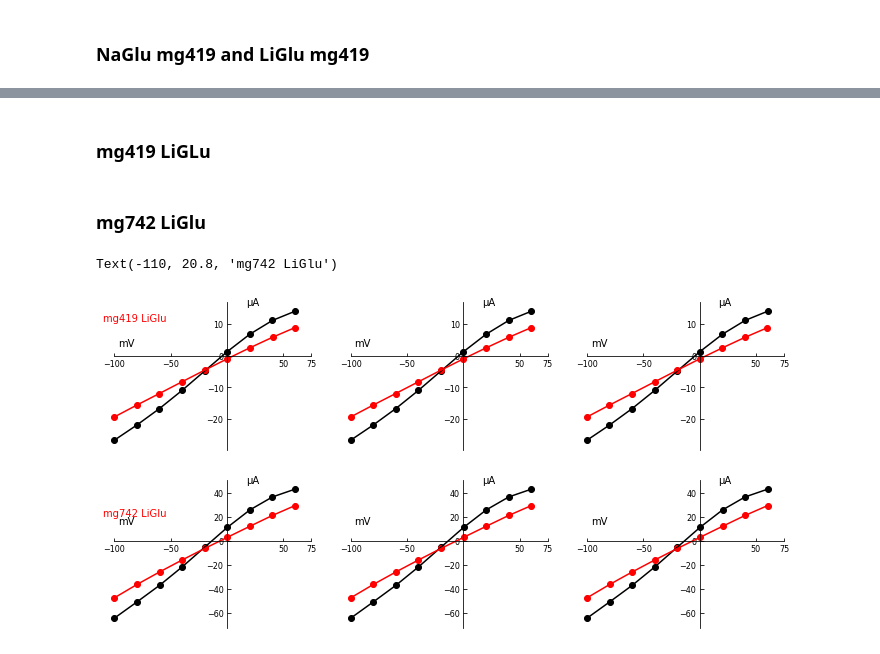
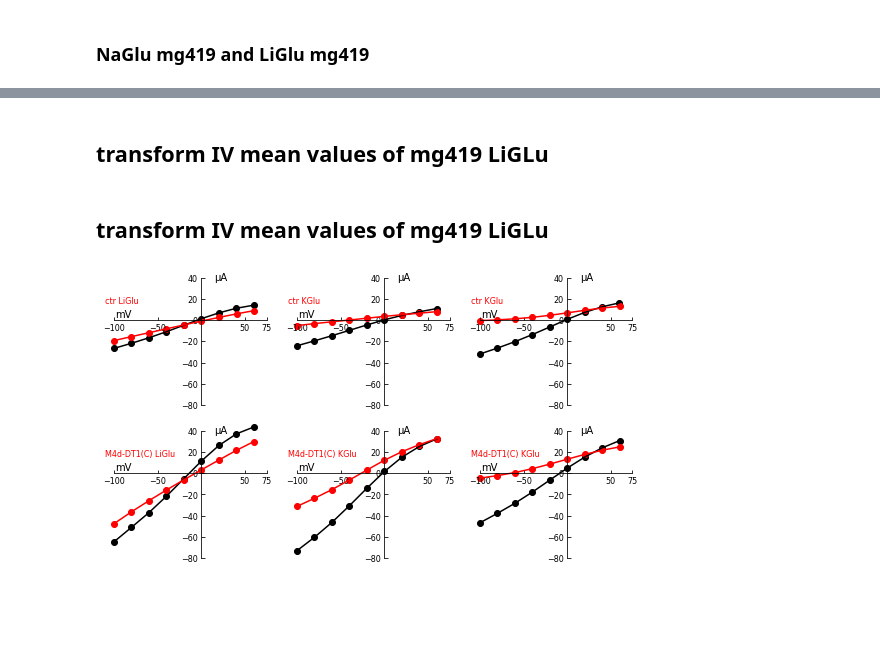
Before and after one commit to sfechner/JupyterNotebooksDEGENaCPharm, a Jupyter notebook: Nterm-IV-curves-Selectivity.ipynb, the cells around one changed output, grey strips where cells are left out. Saved outputs shown, nothing was run; the diff lists cells and outputs as text; code cells hidden in the pictures; blank space fills up the shorter version.

Commit message:
figure for selectivity chimera

```diff
--- a/Nterm-IV-curves-Selectivity.ipynb
+++ b/Nterm-IV-curves-Selectivity.ipynb
@@ -344,7 +456,21 @@ SeriesLi_mg742Li  = SeriesLi_mg742Li[0].split(",")
 SeriesNa_mg742Li = AllMetaData[VarNaGlu_mg742Li][(AllMetaData.CellID == Rec_mg742Li)].values
 SeriesNa_mg742Li  = SeriesNa_mg742Li[0].split(",")
 
-print(SeriesLi_mg742Li)
+VarNaGlu_mg742K = Solutions_Rec_mg742K[np.asarray(np.where(Solutions_Rec_mg742K == 'KGluSel'))[0,-1]-1]
+SeriesK_mg742K = AllMetaData['KGluSel'][(AllMetaData.CellID == Rec_mg742K)].values
+SeriesK_mg742K  = SeriesK_mg742K[0].split(",")
+SeriesNa_mg742K = AllMetaData[VarNaGlu_mg742K][(AllMetaData.CellID == Rec_mg742K)].values
+SeriesNa_mg742K  = SeriesNa_mg742K[0].split(",")
+
+VarNaGlu_mg742Nmg = Solutions_Rec_mg742Nmg[np.asarray(np.where(Solutions_Rec_mg742Nmg == 'NmgGluSel'))[0,-1]-1]
+SeriesNmg_mg742Nmg = AllMetaData['NmgGluSel'][(AllMetaData.CellID == Rec_mg742Nmg)].values
+SeriesNmg_mg742Nmg  = SeriesNmg_mg742Nmg[0].split(",")
+SeriesNa_mg742Nmg = AllMetaData[VarNaGlu_mg742Nmg][(AllMetaData.CellID == Rec_mg742Nmg)].values
+SeriesNa_mg742Nmg  = SeriesNa_mg742Nmg[0].split(",")
+
+
+
+print(SeriesNa_mg742Nmg)
 
 # how to find which recording came beforehand? Solutiontest
 # %% [output]
@@ -438,3 +534,3 @@ for m in range(0,9):
 # %% [markdown]
-### mg419 LiGLu
+## transform IV mean values of mg419 LiGLu
 # %%
@@ -456,3 +586,3 @@ Currents_mg419LiInuA = Currents_mg419LiInuA.reshape(Currents_mg419LiInuA.shape[0
-# %% [markdown]
-### mg742 LiGlu
+# %% [markdown]
+## transform IV mean values of mg419 LiGLu
 # %%
@@ -475,7 +637,7 @@ Currents_mg742LiInuA = Currents_mg742LiInuA.reshape(Currents_mg742LiInuA.shape[0
 #index into Voltage 1 to Voltage 9 AND index into MeandStep1 to 9 (Currents) and rename
 #TODO: change to not hardcoded if order in textfile changes
 
-fig, axes = plt.subplots(nrows=2, ncols=3, figsize=(12, 6))
+fig, axes = plt.subplots(nrows=2, ncols=3, figsize=(9, 5))
 # if nrows = 2 axes[] counts rows and not col and limits axess handling
 
 axes[0][0] = plt.subplot(2,3,1)
@@ -486,16 +648,16 @@ plt.scatter(Voltages_mg419LiInmV[np.asarray(np.where(Solutions_Rec_mg419Li == 'L
 
 
 axes[0][1] = plt.subplot(2,3,2)
-plt.plot(Voltages_mg419LiInmV[np.asarray(np.where(Solutions_Rec_mg419Li == VarNaGlu_mg419Li))[0,-1]],Currents_mg419LiInuA[np.asarray(np.where(Solutions_Rec_mg419Li == VarNaGlu_mg419Li))[0,-1]],'black',clip_on=False)
-plt.scatter(Voltages_mg419LiInmV[np.asarray(np.where(Solutions_Rec_mg419Li == VarNaGlu_mg419Li))[0,-1]],Currents_mg419LiInuA[np.asarray(np.where(Solutions_Rec_mg419Li == VarNaGlu_mg419Li))[0,-1]],color = 'black',clip_on=False)
-plt.plot(Voltages_mg419LiInmV[np.asarray(np.where(Solutions_Rec_mg419Li == 'LiGluSel'))[0,-1]],Currents_mg419LiInuA[np.asarray(np.where(Solutions_Rec_mg419Li == 'LiGluSel'))[0,-1]],'red',clip_on=False)
-plt.scatter(Voltages_mg419LiInmV[np.asarray(np.where(Solutions_Rec_mg419Li == 'LiGluSel'))[0,-1]],Currents_mg419LiInuA[np.asarray(np.where(Solutions_Rec_mg419Li == 'LiGluSel'))[0,-1]],color = 'red',clip_on=False)
+plt.plot(Voltages_mg419KInmV[np.asarray(np.where(Solutions_Rec_mg419K == VarNaGlu_mg419K))[0,-1]],Currents_mg419KInuA[np.asarray(np.where(Solutions_Rec_mg419K == VarNaGlu_mg419K))[0,-1]],'black',clip_on=False)
+plt.scatter(Voltages_mg419KInmV[np.asarray(np.where(Solutions_Rec_mg419K == VarNaGlu_mg419K))[0,-1]],Currents_mg419KInuA[np.asarray(np.where(Solutions_Rec_mg419K == VarNaGlu_mg419K))[0,-1]],color = 'black',clip_on=False)
+plt.plot(Voltages_mg419KInmV[np.asarray(np.where(Solutions_Rec_mg419K == 'KGluSel'))[0,-1]],Currents_mg419KInuA[np.asarray(np.where(Solutions_Rec_mg419K == 'KGluSel'))[0,-1]],'red',clip_on=False)
+plt.scatter(Voltages_mg419KInmV[np.asarray(np.where(Solutions_Rec_mg419K == 'KGluSel'))[0,-1]],Currents_mg419KInuA[np.asarray(np.where(Solutions_Rec_mg419K == 'KGluSel'))[0,-1]],color = 'red',clip_on=False)
 
 axes[0][2] = plt.subplot(2,3,3)
-plt.plot(Voltages_mg419LiInmV[np.asarray(np.where(Solutions_Rec_mg419Li == VarNaGlu_mg419Li))[0,-1]],Currents_mg419LiInuA[np.asarray(np.where(Solutions_Rec_mg419Li == VarNaGlu_mg419Li))[0,-1]],'black',clip_on=False)
-plt.scatter(Voltages_mg419LiInmV[np.asarray(np.where(Solutions_Rec_mg419Li == VarNaGlu_mg419Li))[0,-1]],Currents_mg419LiInuA[np.asarray(np.where(Solutions_Rec_mg419Li == VarNaGlu_mg419Li))[0,-1]],color = 'black',clip_on=False)
-plt.plot(Voltages_mg419LiInmV[np.asarray(np.where(Solutions_Rec_mg419Li == 'LiGluSel'))[0,-1]],Currents_mg419LiInuA[np.asarray(np.where(Solutions_Rec_mg419Li == 'LiGluSel'))[0,-1]],'red',clip_on=False)
-plt.scatter(Voltages_mg419LiInmV[np.asarray(np.where(Solutions_Rec_mg419Li == 'LiGluSel'))[0,-1]],Currents_mg419LiInuA[np.asarray(np.where(Solutions_Rec_mg419Li == 'LiGluSel'))[0,-1]],color = 'red',clip_on=False)
+plt.plot(Voltages_mg419NmgInmV[np.asarray(np.where(Solutions_Rec_mg419Nmg == VarNaGlu_mg419Nmg))[0,-1]],Currents_mg419NmgInuA[np.asarray(np.where(Solutions_Rec_mg419Nmg == VarNaGlu_mg419Nmg))[0,-1]],'black',clip_on=False)
+plt.scatter(Voltages_mg419NmgInmV[np.asarray(np.where(Solutions_Rec_mg419Nmg == VarNaGlu_mg419Nmg))[0,-1]],Currents_mg419NmgInuA[np.asarray(np.where(Solutions_Rec_mg419Nmg == VarNaGlu_mg419Nmg))[0,-1]],color = 'black',clip_on=False)
+plt.plot(Voltages_mg419NmgInmV[np.asarray(np.where(Solutions_Rec_mg419Nmg == 'NmgGluSel'))[0,-1]],Currents_mg419NmgInuA[np.asarray(np.where(Solutions_Rec_mg419Nmg == 'NmgGluSel'))[0,-1]],'red',clip_on=False)
+plt.scatter(Voltages_mg419NmgInmV[np.asarray(np.where(Solutions_Rec_mg419Nmg == 'NmgGluSel'))[0,-1]],Currents_mg419NmgInuA[np.asarray(np.where(Solutions_Rec_mg419Nmg == 'NmgGluSel'))[0,-1]],color = 'red',clip_on=False)
 
 # ###################################### mg742
 axes[1][0] = plt.subplot(2,3,4)
@@ -505,48 +667,60 @@ plt.plot(Voltages_mg742LiInmV[np.asarray(np.where(Solutions_Rec_mg742Li == 'LiGl
 plt.scatter(Voltages_mg742LiInmV[np.asarray(np.where(Solutions_Rec_mg742Li == 'LiGluSel'))[0,-1]],Currents_mg742LiInuA[np.asarray(np.where(Solutions_Rec_mg742Li == 'LiGluSel'))[0,-1]],color = 'red',clip_on=False)
 
 axes[1][1] = plt.subplot(2,3,5)
-plt.plot(Voltages_mg742LiInmV[np.asarray(np.where(Solutions_Rec_mg742Li == VarNaGlu_mg742Li))[0,-1]],Currents_mg742LiInuA[np.asarray(np.where(Solutions_Rec_mg742Li == VarNaGlu_mg742Li))[0,-1]],'black',clip_on=False)
-plt.scatter(Voltages_mg742LiInmV[np.asarray(np.where(Solutions_Rec_mg742Li == VarNaGlu_mg742Li))[0,-1]],Currents_mg742LiInuA[np.asarray(np.where(Solutions_Rec_mg742Li == VarNaGlu_mg742Li))[0,-1]],color = 'black',clip_on=False)
-plt.plot(Voltages_mg742LiInmV[np.asarray(np.where(Solutions_Rec_mg742Li == 'LiGluSel'))[0,-1]],Currents_mg742LiInuA[np.asarray(np.where(Solutions_Rec_mg742Li == 'LiGluSel'))[0,-1]],'red',clip_on=False)
-plt.scatter(Voltages_mg742LiInmV[np.asarray(np.where(Solutions_Rec_mg742Li == 'LiGluSel'))[0,-1]],Currents_mg742LiInuA[np.asarray(np.where(Solutions_Rec_mg742Li == 'LiGluSel'))[0,-1]],color = 'red',clip_on=False)
+plt.plot(Voltages_mg742KInmV[np.asarray(np.where(Solutions_Rec_mg742K == VarNaGlu_mg742K))[0,-1]],Currents_mg742KInuA[np.asarray(np.where(Solutions_Rec_mg742K == VarNaGlu_mg742K))[0,-1]],'black',clip_on=False)
+plt.scatter(Voltages_mg742KInmV[np.asarray(np.where(Solutions_Rec_mg742K == VarNaGlu_mg742K))[0,-1]],Currents_mg742KInuA[np.asarray(np.where(Solutions_Rec_mg742K == VarNaGlu_mg742K))[0,-1]],color = 'black',clip_on=False)
+plt.plot(Voltages_mg742KInmV[np.asarray(np.where(Solutions_Rec_mg742K == 'KGluSel'))[0,-1]],Currents_mg742KInuA[np.asarray(np.where(Solutions_Rec_mg742K == 'KGluSel'))[0,-1]],'red',clip_on=False)
+plt.scatter(Voltages_mg742KInmV[np.asarray(np.where(Solutions_Rec_mg742K == 'KGluSel'))[0,-1]],Currents_mg742KInuA[np.asarray(np.where(Solutions_Rec_mg742K == 'KGluSel'))[0,-1]],color = 'red',clip_on=False)
 
 axes[1][2] = plt.subplot(2,3,6)
-plt.plot(Voltages_mg742LiInmV[np.asarray(np.where(Solutions_Rec_mg742Li == VarNaGlu_mg742Li))[0,-1]],Currents_mg742LiInuA[np.asarray(np.where(Solutions_Rec_mg742Li == VarNaGlu_mg742Li))[0,-1]],'black',clip_on=False)
-plt.scatter(Voltages_mg742LiInmV[np.asarray(np.where(Solutions_Rec_mg742Li == VarNaGlu_mg742Li))[0,-1]],Currents_mg742LiInuA[np.asarray(np.where(Solutions_Rec_mg742Li == VarNaGlu_mg742Li))[0,-1]],color = 'black',clip_on=False)
-plt.plot(Voltages_mg742LiInmV[np.asarray(np.where(Solutions_Rec_mg742Li == 'LiGluSel'))[0,-1]],Currents_mg742LiInuA[np.asarray(np.where(Solutions_Rec_mg742Li == 'LiGluSel'))[0,-1]],'red',clip_on=False)
-plt.scatter(Voltages_mg742LiInmV[np.asarray(np.where(Solutions_Rec_mg742Li == 'LiGluSel'))[0,-1]],Currents_mg742LiInuA[np.asarray(np.where(Solutions_Rec_mg742Li == 'LiGluSel'))[0,-1]],color = 'red',clip_on=False)
-#
+plt.plot(Voltages_mg742NmgInmV[np.asarray(np.where(Solutions_Rec_mg742Nmg == VarNaGlu_mg742Nmg))[0,-1]],Currents_mg742NmgInuA[np.asarray(np.where(Solutions_Rec_mg742Nmg == VarNaGlu_mg742Nmg))[0,-1]],'black',clip_on=False)
+plt.scatter(Voltages_mg742NmgInmV[np.asarray(np.where(Solutions_Rec_mg742Nmg == VarNaGlu_mg742Nmg))[0,-1]],Currents_mg742NmgInuA[np.asarray(np.where(Solutions_Rec_mg742Nmg == VarNaGlu_mg742Nmg))[0,-1]],color = 'black',clip_on=False)
+plt.plot(Voltages_mg742NmgInmV[np.asarray(np.where(Solutions_Rec_mg742Nmg == 'NmgGluSel'))[0,-1]],Currents_mg742NmgInuA[np.asarray(np.where(Solutions_Rec_mg742Nmg == 'NmgGluSel'))[0,-1]],'red',clip_on=False)
+plt.scatter(Voltages_mg742NmgInmV[np.asarray(np.where(Solutions_Rec_mg742Nmg == 'NmgGluSel'))[0,-1]],Currents_mg742NmgInuA[np.asarray(np.where(Solutions_Rec_mg742Nmg == 'NmgGluSel'))[0,-1]],color = 'red',clip_on=False)
+
 
 ###########################
 xlimSet = [-100,75]
 xticksSet=[-100,-50,50,75]
+ylimSet = [-80,40]
 
 #add ylim
 
 for row in range(2):
     for col in range(3):
         axes[row][col].set_xlim(xlimSet)
         axes[row][col].set_xticks(xticksSet)
+        axes[row][col].set_ylim(ylimSet)
         # Hide the right and top spines
         axes[row][col].spines['right'].set_visible(False)
         axes[row][col].spines['top'].set_visible(False)
         # Only show ticks on the left and bottom spines
         axes[row][col].yaxis.set_ticks_position('left')
         axes[row][col].xaxis.set_ticks_position('bottom')
         axes[row][col].get_yaxis().set_tick_params(direction='in')
         axes[row][col].get_xaxis().set_tick_params(direction='in')
         # Move left y-axis and bottim x-axis to centre, passing through (0,0)
         axes[row][col].spines['left'].set_position('zero')
         axes[row][col].spines['bottom'].set_position('zero')
         axes[row][col].set_xlabel('mV',fontsize=AxisLabelSize)
         axes[row][col].set_ylabel('µA',rotation=0,fontsize=AxisLabelSize)
         axes[row][col].xaxis.set_label_coords(0.06,0.75)
         axes[row][col].yaxis.set_label_coords(0.7,0.96)
         axes[row][col].tick_params(axis='both', which='major', labelsize=AxisTickLabelSize)
 
 
-axes[0][0].text(-110, 10.8, 'mg419 LiGlu',color='red',fontsize=AxisLabelSize)
-axes[1][0].text(-110, 20.8, 'mg742 LiGlu',color='red',fontsize=AxisLabelSize)
+axes[0][0].text(-110, 15.8, 'ctr LiGlu',color='red',fontsize=AxisTickLabelSize)
+axes[1][0].text(-110, 15.8, 'M4d-DT1(C) LiGlu',color='red',fontsize=AxisTickLabelSize)
+
+axes[0][1].text(-110, 15.8, 'ctr KGlu',color='red',fontsize=AxisTickLabelSize)
+axes[1][1].text(-110, 15.8, 'M4d-DT1(C) KGlu',color='red',fontsize=AxisTickLabelSize)
+
+axes[0][2].text(-110, 15.8, 'ctr KGlu',color='red',fontsize=AxisTickLabelSize)
+axes[1][2].text(-110, 15.8, 'M4d-DT1(C) KGlu',color='red',fontsize=AxisTickLabelSize)
+
+
+plt.gcf().subplots_adjust(bottom=0.1, left=0.1,right=None, top=None,hspace=None, wspace=None)
+
+plt.savefig(filedirExportFig+"IVcurvesSelectivity-chimera"+'.pdf')
 # %% [output]
-Text(-110, 20.8, 'mg742 LiGlu')
-[figure, old version]
+[figure, new version]
```
Also changed, not shown: parts of 51 cells of this notebook.
